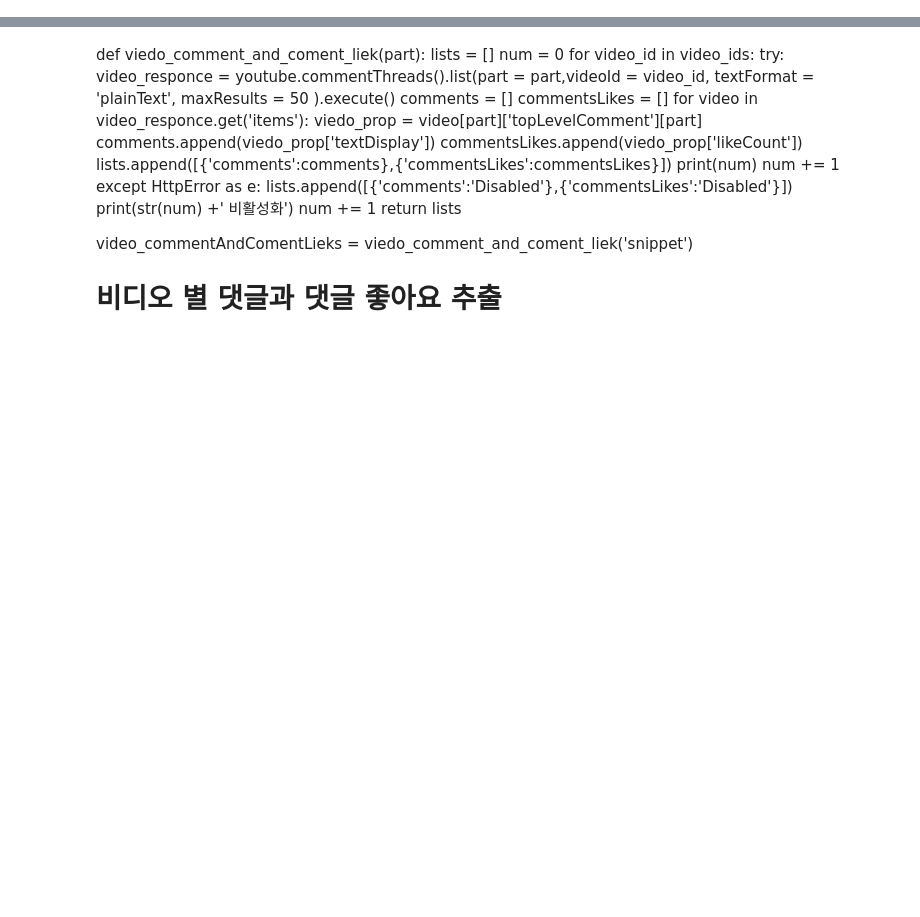
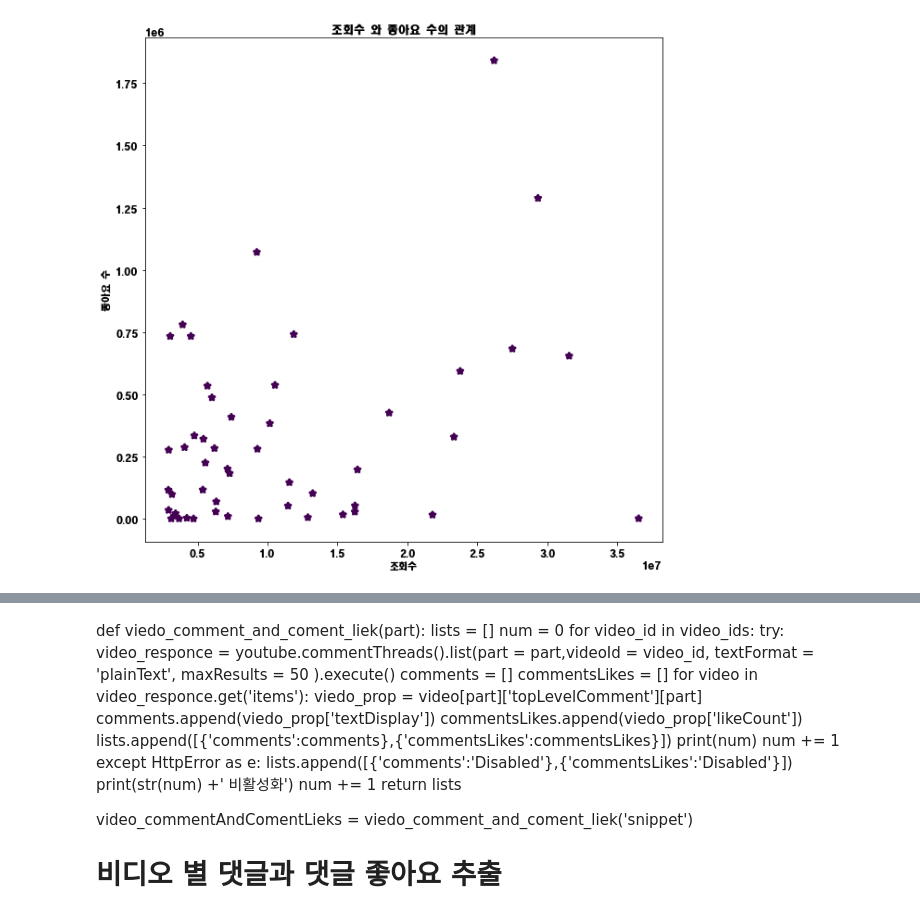
Before and after one commit to C-H2Baek/C-H2Baek, a Jupyter notebook: My Project/Python/Big Data/Youtube Project/YouTube API.ipynb, the cells around one changed output, grey strips where cells are left out. Cells and saved outputs as stored; diff of their text form; code cells hidden in the pictures; blank space fills up the shorter version.

```diff
--- a/My Project/Python/Big Data/Youtube Project/YouTube API.ipynb
+++ b/My Project/Python/Big Data/Youtube Project/YouTube API.ipynb
@@ -211,0 +226,7 @@ Name: 동영상 길이, dtype: int64
+# %%
+# 시리즈 형태의 ojbect를 숫자형태로 변환
+a = pd.to_numeric(df['조회수'])
+b = pd.to_numeric(df["좋아요 수"])
+x = video_viewCounts
+y = video_likes
+y
@@ -211,0 +251,17 @@ Name: 동영상 길이, dtype: int64
+# %%
+plt.figure(figsize = (10, 10))
+
+colors = np.random.rand(50)
+plt.title("조회수 와 {}의 관계".format(df.describe().columns[i]))
+plt.xlabel("조회수")
+plt.ylabel("좋아요 수")
+
+plt.scatter(x = x,
+           y = y,
+          marker = "*",
+          vmax = 500,
+          linewidth=3,
+          c=colors)
+plt.show()
+# %% [output]
+[figure, added]
```
Also changed, not shown: parts of 25 cells of this notebook, 9 other files.
